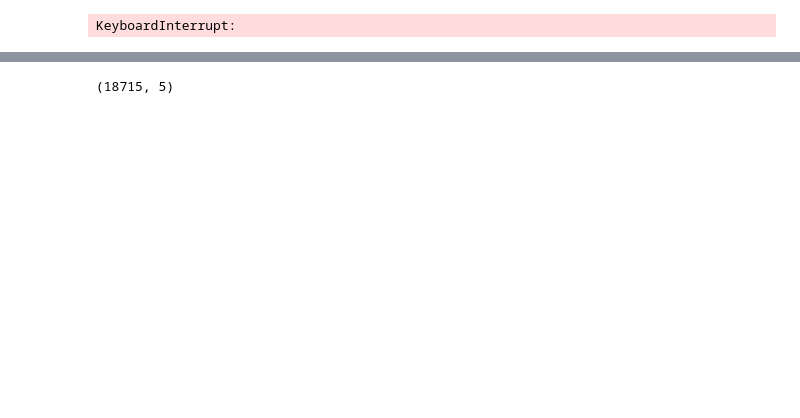
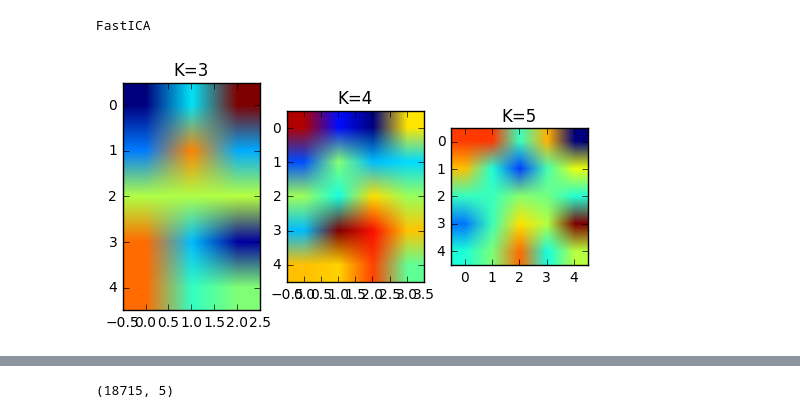
Before and after one commit to melanieganz/5HT_clustering, a Jupyter notebook: clustering_analysis.ipynb, the cells around one changed output, grey strips where cells are left out. Saved outputs shown, nothing was run; the diff lists cells and outputs as text; code cells hidden in the pictures; blank space fills up the shorter version.

```diff
--- a/clustering_analysis.ipynb
+++ b/clustering_analysis.ipynb
@@ -63,7 +63,7 @@ petID=[item for subl in info['petID'] for subsubl in subl for item in subsubl]
 from dirsync import sync
 a=sync('Z:/vbeliveau/5HT_clustering_data',cluster_data,'sync',verbose=True,create=True)
 # %%
-# ICA, CanICA and DictLearning on concatenated mean BPnd
+# ICA mean BPnd
 
 tracers=['cumi','dasb','sb','az','C36']
 hemi_type=['lh','rh']
@@ -72,55 +72,41 @@ sm='10'
 K_range=np.arange(3,len(tracers)+1)
 
 # Extract data
 img=np.ndarray(len(tracers),dtype=object)
 data=np.empty(len(tracers),dtype=object)
 for tracer,nt in zip(tracers,np.arange(0,len(tracers))):
     for hemi in hemi_type:
         fmask=opj(surf_data,'mask.'+targ+'.'+hemi)
         fname=opj(BPnd_data,'maps',tracer,'mean.mrtm2.nopvc.' +
                   targ + '.' + hemi + '.sm' + sm + '.nii.gz')
         if data[nt] is None:
-            data[nt],_=mu.fs_load_surf_data(fname,mask=fmask)
+            data[nt]=mu.fs_load_surf_data(fname,mask=fmask)
         else:
-            img,_=mu.fs_load_surf_data(fname,mask=fmask)
-            data[nt]=np.concatenate((data[nt],img),axis=0)
-data=scale(np.column_stack(data),axis=0)
+            data[nt]=np.concatenate((data[nt],mu.fs_load_surf_data(fname,mask=fmask)),axis=0)
+data=np.column_stack(data)
+data=data-data.mean(axis=1)[:,np.newaxis]
 
 ica=FastICA()
-canica=CanICA()
-dict_learning = DictLearning()
-estimators=[canica]
+estimators=[ica]
+plt.figure()
 for estimator in estimators:
     print(estimator.__class__.__name__)
     dest=opj(BPnd_data,estimator.__class__.__name__)
     mu.assert_dir(dest)
     for nk,ni in zip(K_range,np.arange(0,len(K_range))+1):
-        print(str(ni)+','+str(nk))
         estimator.set_params(n_components=nk)
-        if isinstance(estimator,FastICA):
-#             S=estimator.fit_transform(np.transpose(data))
-#             A=estimator.mixing_
-            A=ica.fit_transform(np.transpose(data))
-            S=ica.mixing_
-        elif isinstance(estimator,(CanICA,DictLearning)):
-#             nib_data=[nib.Nifti1Image(np.reshape(data[:,nc],[1,data.shape[0],1]),
-#                 np.eye(4)) for nc in np.arange(0,data.shape[1])]
-            nib_data=[nib.Nifti1Image(np.reshape(data[nr],[1,data.shape[1],1]),
-                np.eye(4)) for nr in np.arange(0,data.shape[0])]
-            mask=nib.Nifti1Image(np.ones([1,nib_data[0].shape[1],1]), np.eye(4))
-            estimator.set_params(mask=mask,smoothing_fwhm=None,detrend=False,standardize=False,verbose=True)
-            estimator.fit(nib_data)
-            A=np.vstack(estimator.transform(nib_data))
-#             S=np.transpose(estimator.components_)
+        S=estimator.fit_transform(data)
+        A=estimator.mixing_
 
         fout=[opj(dest,'k'+str(nk)+'.mean.bpnd.'+targ+'.'+hemi+'.sm'+sm+'.nii.gz') for hemi in hemi_type]
         fmask=[opj(surf_data,'mask.'+targ+'.'+hemi) for hemi in hemi_type]
         mu.fs_save_surf_data(S,fout,mask=fmask)
 
+        plt.subplot(1,len(K_range),ni)
         plt.title('K='+str(nk))
-        plt.subplot(1,len(K_range),ni)
         plt.imshow(A)
 
     plt.show()
 # %% [output]
-KeyboardInterrupt:
+FastICA
+[figure, added]
```
Also changed, not shown: parts of 13 cells of this notebook, 1 other file.
